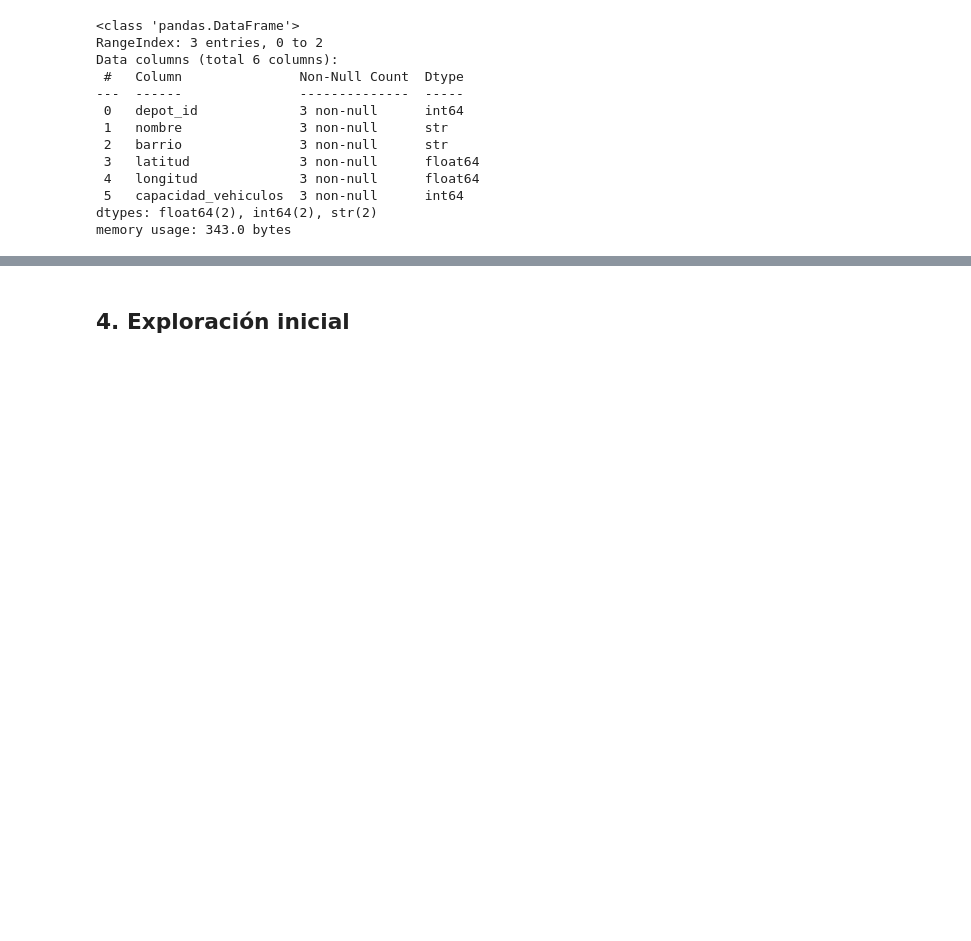
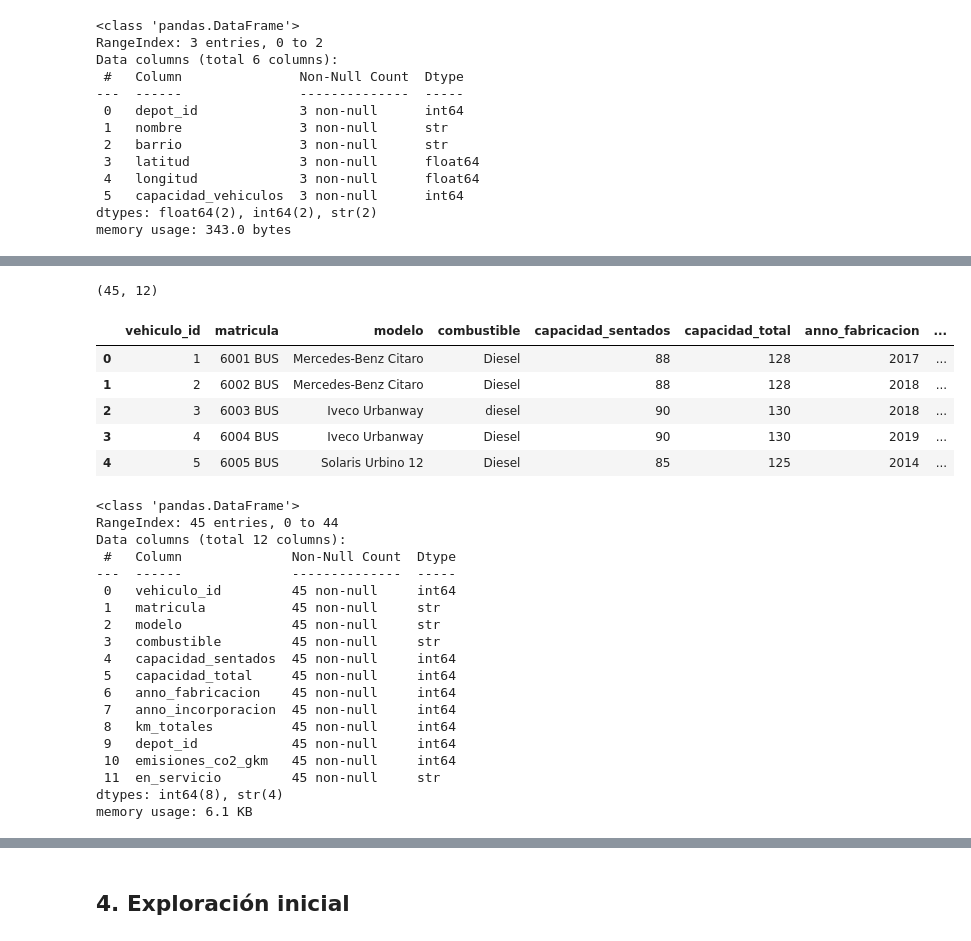
Before and after one commit to Gonzalo-6/Arranz_Alonso_Gonzalo_ProyectoFinal, a Jupyter notebook: 01_eda.ipynb, the cells around one changed output, grey strips where cells are left out. Drawn from its saved outputs; the diff is of its cells as text; code cells hidden in the pictures; blank space fills up the shorter version.

```diff
--- a/01_eda.ipynb
+++ b/01_eda.ipynb
@@ -75,0 +186,33 @@ memory usage: 343.0 bytes
+# %%
+print(dim_vehiculo.shape)
+
+display(dim_vehiculo.head())
+
+dim_vehiculo.info()
+# %% [output]
+(45, 12)
+|  | vehiculo_id | matricula | modelo | combustible | capacidad_sentados | capacidad_total | anno_fabricacion | ... |
+| 0 | 1 | 6001 BUS | Mercedes-Benz Citaro | Diesel | 88 | 128 | 2017 | ... |
+| 1 | 2 | 6002 BUS | Mercedes-Benz Citaro | Diesel | 88 | 128 | 2018 | ... |
+| 2 | 3 | 6003 BUS | Iveco Urbanway | diesel | 90 | 130 | 2018 | ... |
+| 3 | 4 | 6004 BUS | Iveco Urbanway | Diesel | 90 | 130 | 2019 | ... |
+| 4 | 5 | 6005 BUS | Solaris Urbino 12 | Diesel | 85 | 125 | 2014 | ... |
+<class 'pandas.DataFrame'>
+RangeIndex: 45 entries, 0 to 44
+Data columns (total 12 columns):
+ #   Column              Non-Null Count  Dtype
+---  ------              --------------  -----
+ 0   vehiculo_id         45 non-null     int64
+ 1   matricula           45 non-null     str
+ 2   modelo              45 non-null     str
+ 3   combustible         45 non-null     str
+ 4   capacidad_sentados  45 non-null     int64
+ 5   capacidad_total     45 non-null     int64
+ 6   anno_fabricacion    45 non-null     int64
+ 7   anno_incorporacion  45 non-null     int64
+ 8   km_totales          45 non-null     int64
+ 9   depot_id            45 non-null     int64
+ 10  emisiones_co2_gkm   45 non-null     int64
+ 11  en_servicio         45 non-null     str
+dtypes: int64(8), str(4)
+memory usage: 6.1 KB
```
Also changed, not shown: parts of 8 cells of this notebook, 1 other file.
